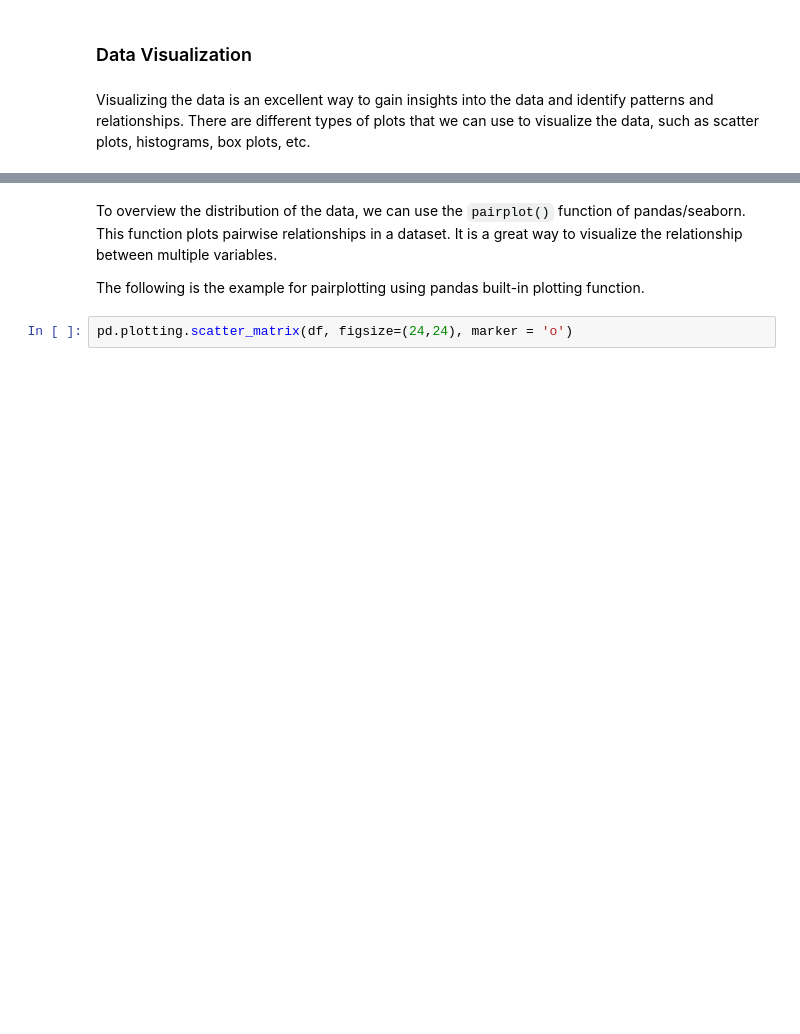
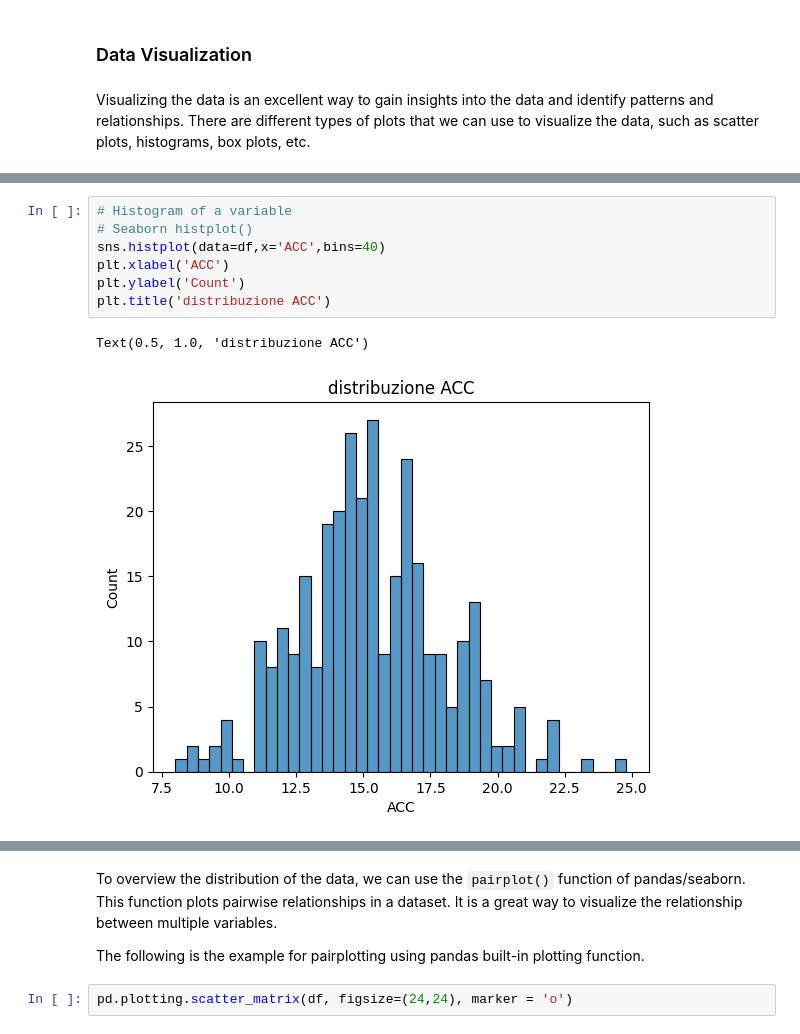
Before and after one commit to VivianPita/lab_iagi, a Jupyter notebook: Esercitazione_5.ipynb, the cells around one changed output, grey strips where cells are left out. Drawn from its saved outputs; the diff is of its cells as text; blank space fills up the shorter version.

```diff
--- a/Esercitazione_5.ipynb
+++ b/Esercitazione_5.ipynb
@@ -114,0 +118,10 @@ Visualizing the data is an excellent way to gain insights into the data and iden
+# %%
+# Histogram of a variable
+# Seaborn histplot()
+sns.histplot(data=df,x='ACC',bins=40)
+plt.xlabel('ACC')
+plt.ylabel('Count')
+plt.title('distribuzione ACC')
+# %% [output]
+Text(0.5, 1.0, 'distribuzione ACC')
+[figure, added]
```
Also changed, not shown: parts of 20 cells of this notebook.
